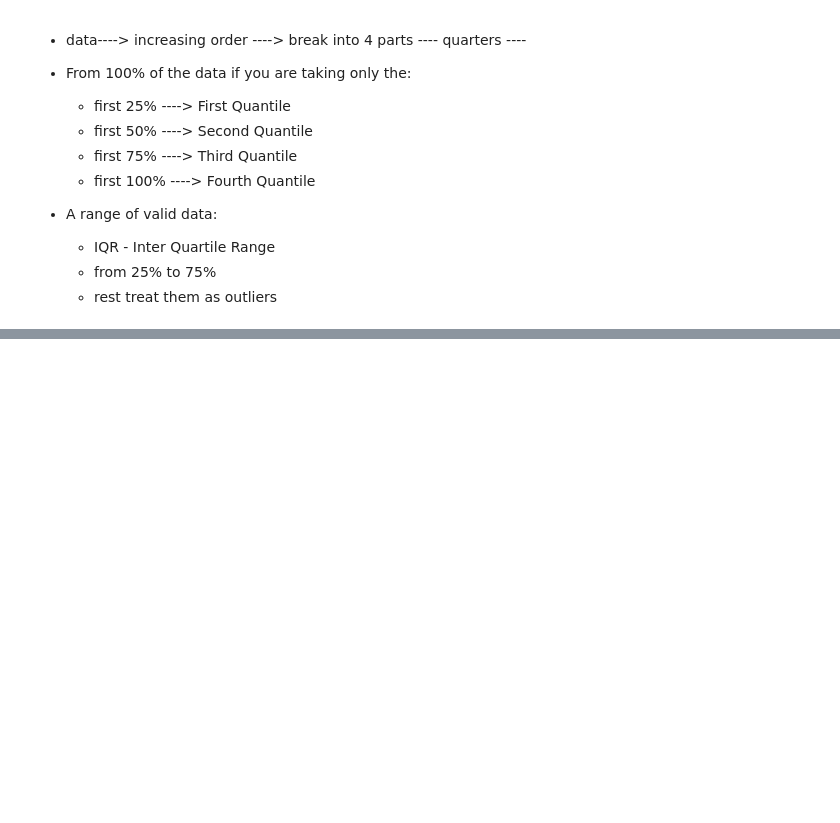
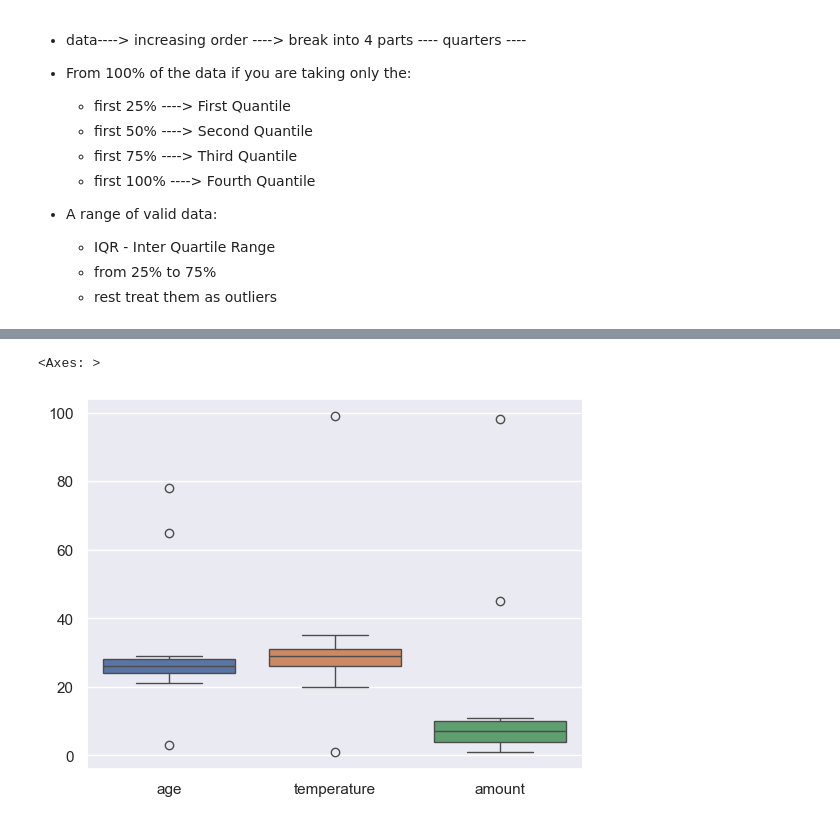
Before and after one commit to najm-s/AIML-nexperts3, a Jupyter notebook: Day 12 - Data Cleaning/in class 3 - Handlin Outliers .ipynb, the cells around one changed output, grey strips where cells are left out. Saved outputs shown, nothing was run; the diff lists cells and outputs as text; code cells hidden in the pictures; blank space fills up the shorter version.

```diff
--- a/Day 12 - Data Cleaning/in class 3 - Handlin Outliers .ipynb
+++ b/Day 12 - Data Cleaning/in class 3 - Handlin Outliers .ipynb
@@ -173,0 +226,14 @@ Name: temperature, dtype: int64
+# %%
+# use visualizations
+# box plots
+import matplotlib.pyplot as plt
+import seaborn as sns
+
+sns.set_theme(style='darkgrid', palette='deep', font='sans-serif', font_scale=1)
+
+sns.boxplot(df)
+
+# plt.grid()
+# %% [output]
+<Axes: >
+[figure, added]
```
Also changed, not shown: parts of 22 cells of this notebook, 5 other files.
